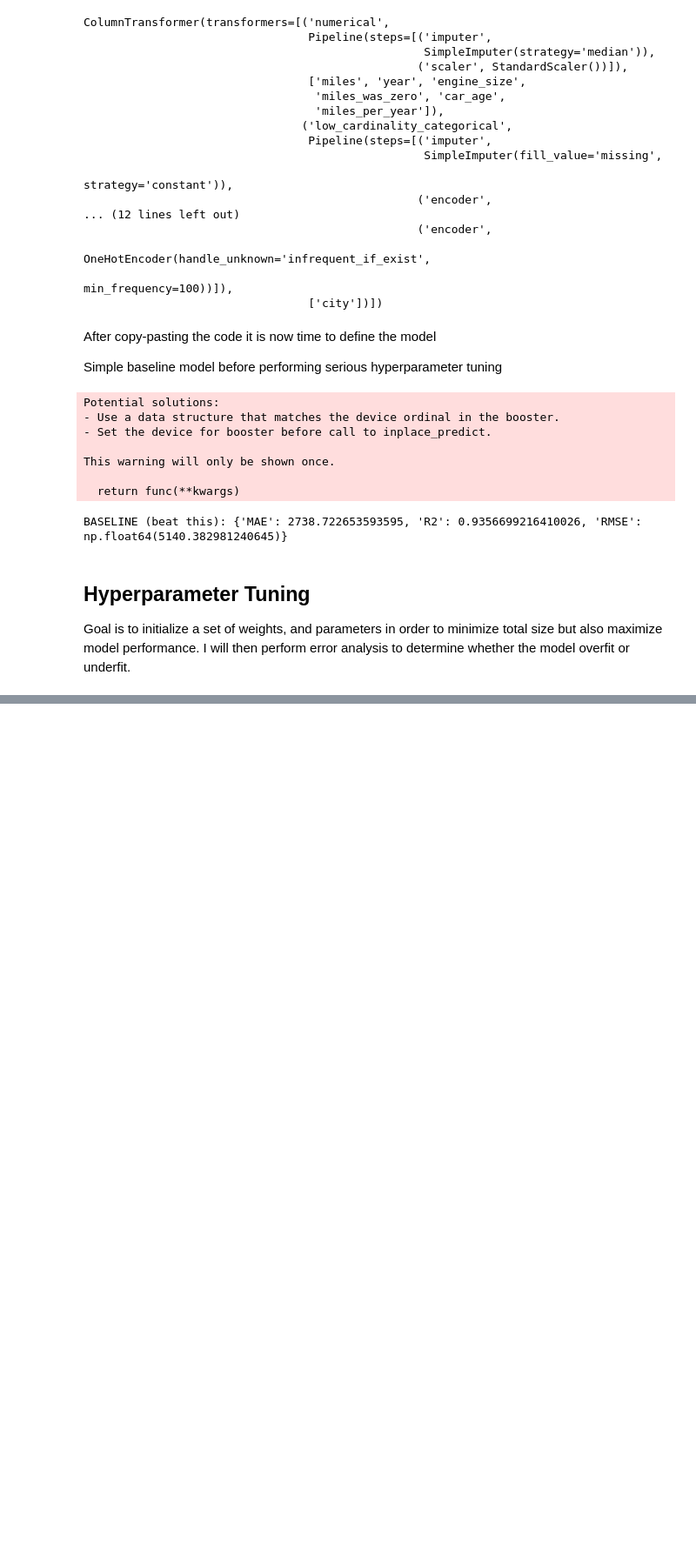
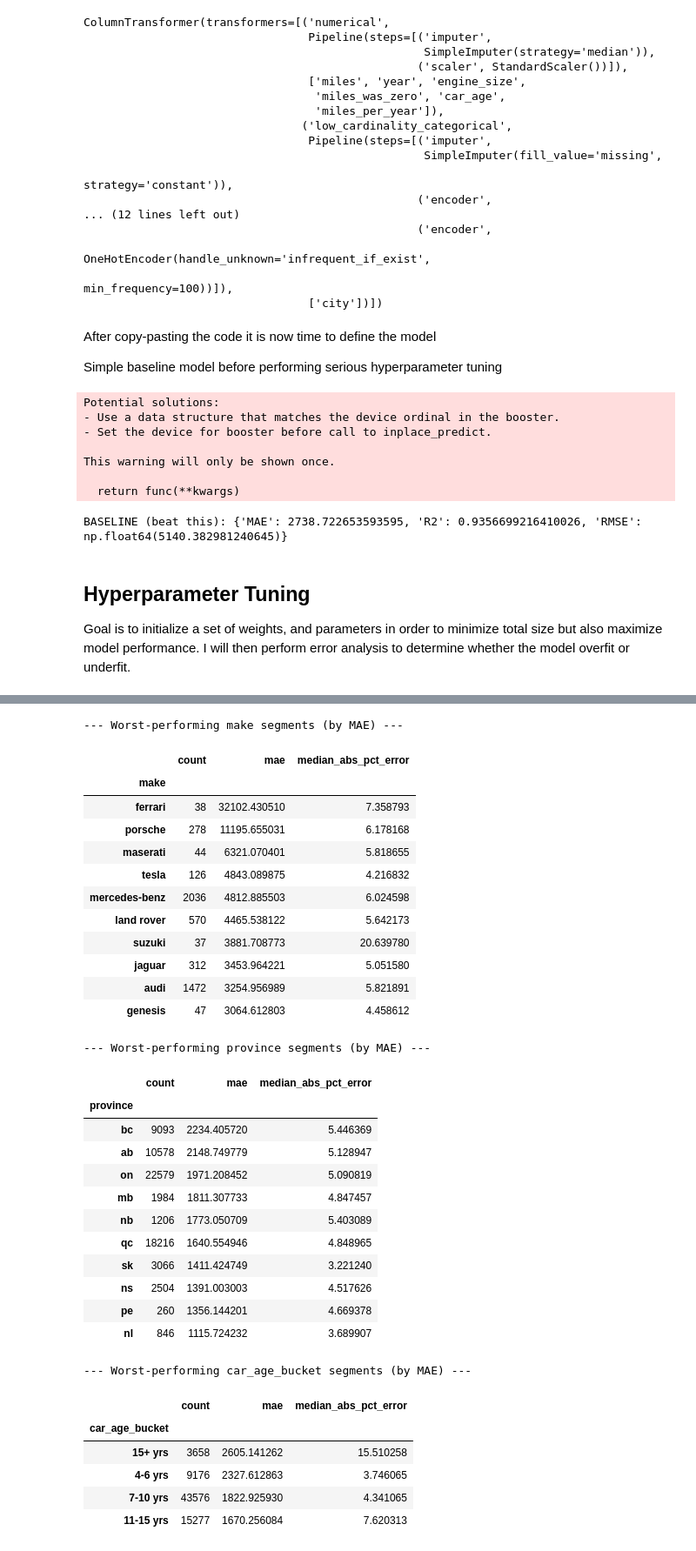
Before and after one commit to lecfranzff/used_car_app, a Jupyter notebook: notebooks/03_error_analysis_model_export.ipynb, the cells around one changed output, grey strips where cells are left out. Shown at 87% size. Saved outputs shown, nothing was run; the diff lists cells and outputs as text; code cells hidden in the pictures; blank space fills up the shorter version.

Commit message:
Completing deployed model grid search tuning, error analysis and saving

```diff
--- a/notebooks/03_error_analysis_model_export.ipynb
+++ b/notebooks/03_error_analysis_model_export.ipynb
@@ -303,0 +437,12 @@ def run_grid(param_grid, fixed_params, stage_name):
+# %%
+# Refit on the full training set with the winning params (device="cuda" - this is
+# the GPU artifact, not the deployable one), evaluate on the held-out test set.
+final_gpu_pipeline = make_pipeline(**FINAL_PARAMS)
+final_gpu_pipeline.fit(X_train, y_train)
+
+train_metrics = evaluate(final_gpu_pipeline, X_train, y_train)
+test_metrics = evaluate(final_gpu_pipeline, X_test, y_test)
+
+print("Train metrics:", train_metrics)
+print("Test metrics:", test_metrics)
+print("Improvement over untuned baseline MAE:", BASELINE_MAE - test_metrics["MAE"])
@@ -303,0 +460,11 @@ def run_grid(param_grid, fixed_params, stage_name):
+# %%
+# CPU re-fit: identical params, device="cpu" instead of "cuda".
+# Re-fit rather than converting the GPU booster, so the deployment artifact
+# is trained the same way it will run in production.
+DEPLOYMENT_PARAMS = {**FINAL_PARAMS, "device": "cpu"}
+
+deployment_pipeline = make_pipeline(**DEPLOYMENT_PARAMS)
+deployment_pipeline.fit(X_train, y_train)
+
+deployment_test_metrics = evaluate(deployment_pipeline, X_test, y_test)
+print("CPU deployment pipeline test metrics:", deployment_test_metrics)
@@ -303,0 +517,56 @@ def run_grid(param_grid, fixed_params, stage_name):
+# %%
+# Segment-level MAE - which parts of the market is the model weakest on?
+# Segments below MIN_SEGMENT_COUNT rows are dropped so small samples don't look noisy.
+MIN_SEGMENT_COUNT = 30
+
+def segment_mae(df, col, min_count=MIN_SEGMENT_COUNT):
+    grouped = df.groupby(col, observed=True).agg(
+        count=("absolute_error", "size"),
+        mae=("absolute_error", "mean"),
+        median_abs_pct_error=("absolute_percent_error", "median"),
+    )
+    return grouped[grouped["count"] >= min_count].sort_values("mae", ascending=False)
+
+segment_errors = {
+    "make": segment_mae(error_df, "make"),
+    "province": segment_mae(error_df, "province"),
+    "car_age_bucket": segment_mae(error_df, "car_age_bucket"),
+}
+
+for name, table in segment_errors.items():
+    print(f"\n--- Worst-performing {name} segments (by MAE) ---")
+    display(table.head(10))
+# %% [output]
+--- Worst-performing make segments (by MAE) ---
+|  | count | mae | median_abs_pct_error |
+| make |  |  |  |
+| ferrari | 38 | 32102.430510 | 7.358793 |
+| porsche | 278 | 11195.655031 | 6.178168 |
+| maserati | 44 | 6321.070401 | 5.818655 |
+| tesla | 126 | 4843.089875 | 4.216832 |
+| mercedes-benz | 2036 | 4812.885503 | 6.024598 |
+| land rover | 570 | 4465.538122 | 5.642173 |
+| suzuki | 37 | 3881.708773 | 20.639780 |
+| jaguar | 312 | 3453.964221 | 5.051580 |
+| audi | 1472 | 3254.956989 | 5.821891 |
+| genesis | 47 | 3064.612803 | 4.458612 |
+--- Worst-performing province segments (by MAE) ---
+|  | count | mae | median_abs_pct_error |
+| province |  |  |  |
+| bc | 9093 | 2234.405720 | 5.446369 |
+| ab | 10578 | 2148.749779 | 5.128947 |
+| on | 22579 | 1971.208452 | 5.090819 |
+| mb | 1984 | 1811.307733 | 4.847457 |
+| nb | 1206 | 1773.050709 | 5.403089 |
+| qc | 18216 | 1640.554946 | 4.848965 |
+| sk | 3066 | 1411.424749 | 3.221240 |
+| ns | 2504 | 1391.003003 | 4.517626 |
+| pe | 260 | 1356.144201 | 4.669378 |
+| nl | 846 | 1115.724232 | 3.689907 |
+--- Worst-performing car_age_bucket segments (by MAE) ---
+|  | count | mae | median_abs_pct_error |
+| car_age_bucket |  |  |  |
+| 15+ yrs | 3658 | 2605.141262 | 15.510258 |
+| 4-6 yrs | 9176 | 2327.612863 | 3.746065 |
+| 7-10 yrs | 43576 | 1822.925930 | 4.341065 |
+| 11-15 yrs | 15277 | 1670.256084 | 7.620313 |
```
Also changed, not shown: parts of 28 cells of this notebook.
